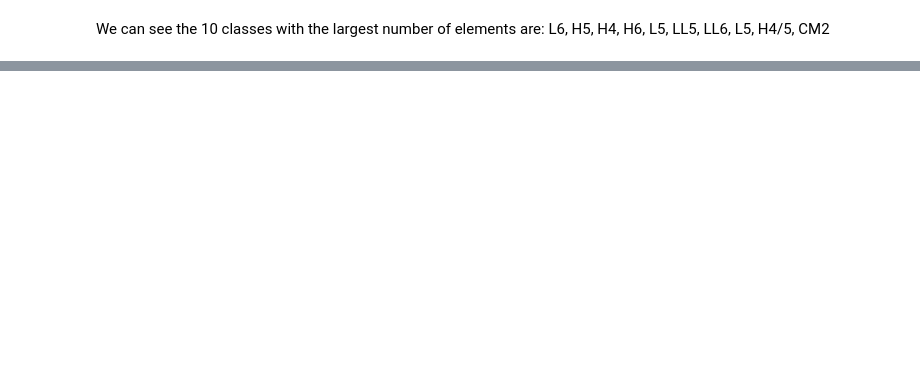
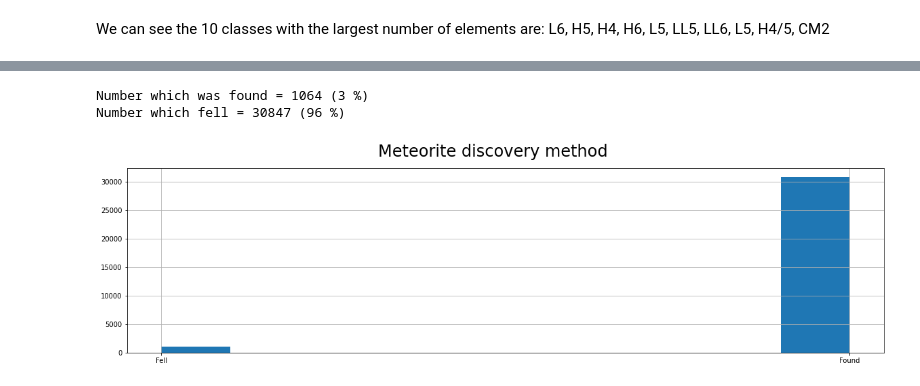
Before and after one commit to com-480-data-visualization/com-480-project-big-yoshi-club, a Jupyter notebook: MeteoriteLandings/Problematic and Data Analysis.ipynb, the cells around one changed output, grey strips where cells are left out. Drawn from its saved outputs; the diff is of its cells as text; code cells hidden in the pictures; blank space fills up the shorter version.

```diff
--- a/MeteoriteLandings/Problematic and Data Analysis.ipynb
+++ b/MeteoriteLandings/Problematic and Data Analysis.ipynb
@@ -167,0 +142,15 @@ We can see the 10 classes with the largest number of elements are: L6, H5, H4, H
+# %%
+# Discovery method statistics
+num_fell, num_found = valid_data.fall[valid_data.fall == "Fell"].count(), valid_data.fall[valid_data.fall == "Found"].count()
+num_total = valid_data.fall[(valid_data.fall == "Fell") | (valid_data.fall == "Found")].count()
+print(f"Number which was found = {num_fell} ({int(num_fell * 100 / num_total)} %)")
+print(f"Number which fell = {num_found} ({int(num_found * 100 / num_total)} %)")
+
+# Plot discovery method
+fig = plt.figure(figsize = (20, 5))
+fig.suptitle("Meteorite discovery method", fontsize = 24)
+_ = valid_data.fall.hist()
+# %% [output]
+Number which was found = 1064 (3 %)
+Number which fell = 30847 (96 %)
+[figure, added]
```
Also changed, not shown: parts of 10 cells of this notebook, 3 other files.
